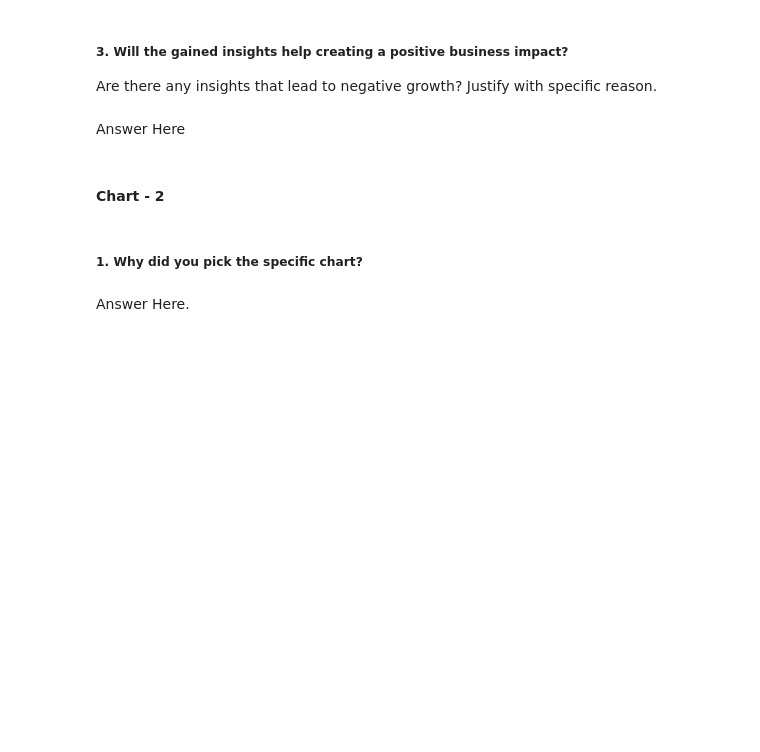
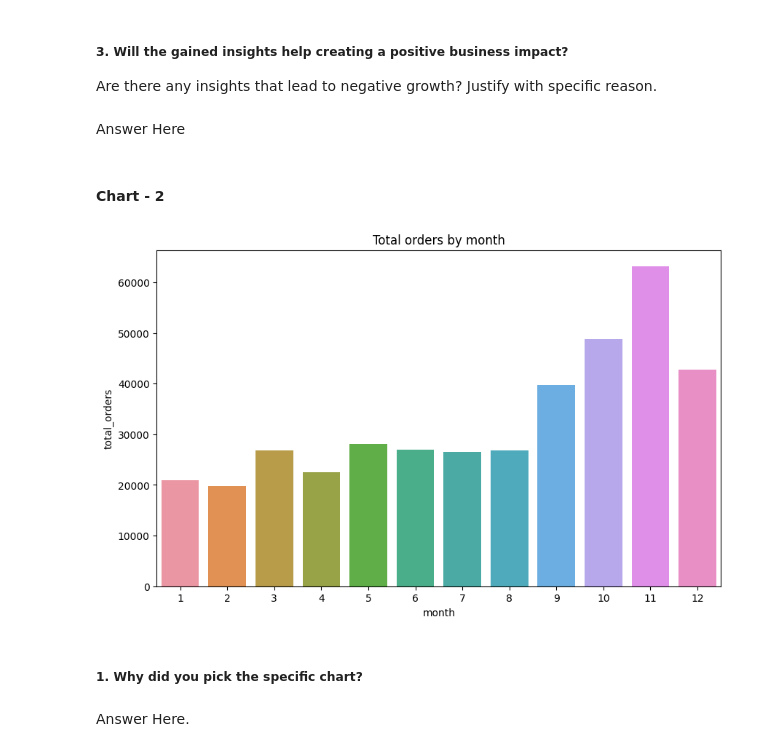
Before and after one commit to AmanSharmas/Online_Retail_Customer_Segmentation, a Jupyter notebook: Online_Retail_Customer_Segmentation.ipynb, the cells around one changed output. Saved outputs shown, nothing was run; the diff lists cells and outputs as text; code cells hidden in the pictures; blank space fills up the shorter version.

```diff
--- a/Online_Retail_Customer_Segmentation.ipynb
+++ b/Online_Retail_Customer_Segmentation.ipynb
@@ -317,0 +430,4 @@ cancel_p.head()
+# %%
+# getting number of orders by month
+month_df = df.month.value_counts().reset_index().rename(columns = {'index':'month','month':'total_orders'})
+month_df
@@ -420,3 +456,0 @@ year_df
-# %%
-month_df = df.month.value_counts().reset_index()
-month_df
@@ -451,3 +500,9 @@ day_df
 Answer Here.
 # %% [markdown]
 ## ***4. Data Vizualization, Storytelling & Experimenting with charts : Understand the relationships between variables***
+# %%
+def barplot(df):
+    plt.figure(figsize=(10,6))
+    ax = sns.barplot(data=df,x = df.iloc[:,0],y= df.iloc[:,1])
+    plt.title(f"Total orders by {df.columns[0]}")
+    plt.show()
@@ -472,6 +542,9 @@ Answer Here
 #### Chart - 2
 # %%
 # Chart - 2 visualization code
+barplot(month_df)
+# %% [output]
+[figure, added]
 # %% [markdown]
 ##### 1. Why did you pick the specific chart?
 # %% [markdown]
```
Also changed, not shown: parts of 87 cells of this notebook.
